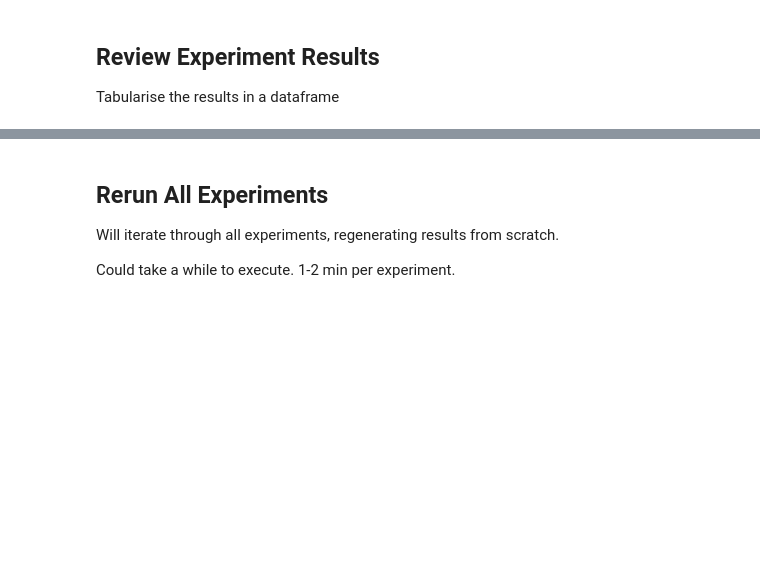
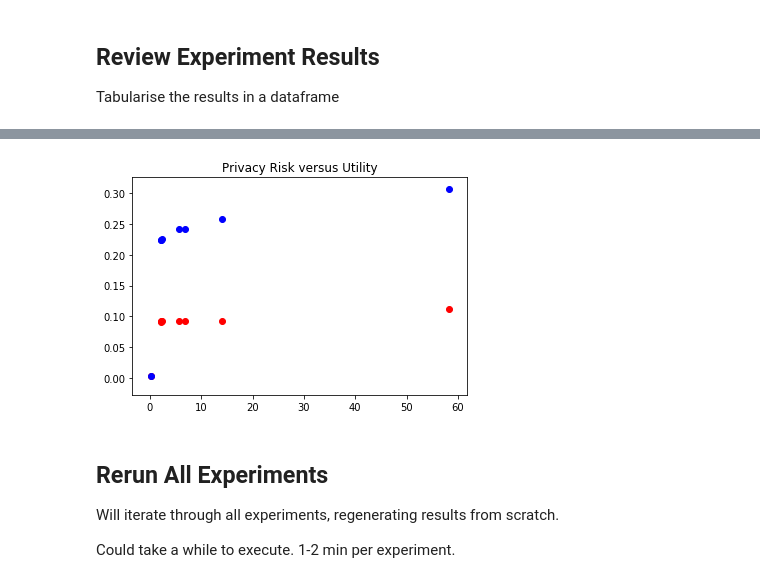
Before and after one commit to kelvinjross/ACSDataSharing, a Jupyter notebook: GBM_First_Private_Model.ipynb, the cells around one changed output, grey strips where cells are left out. Drawn from its saved outputs; the diff is of its cells as text; code cells hidden in the pictures; blank space fills up the shorter version.

```diff
--- a/GBM_First_Private_Model.ipynb
+++ b/GBM_First_Private_Model.ipynb
@@ -425,3 +575,11 @@ exp_results_df
+# %%
+import matplotlib.pyplot as plt
+plt.scatter(exp_results_df['pif95'], exp_results_df['lr_score'], color='r')
+plt.scatter(exp_results_df['pif95'], exp_results_df['gbm_score'], color='b')
+plt.title('Privacy Risk versus Utility')
+plt.show()
+# %% [output]
+[figure, added]
 # %% [markdown]
 ## Rerun All Experiments
 Will iterate through all experiments, regenerating results from scratch.
```
Also changed, not shown: parts of 22 cells of this notebook.
